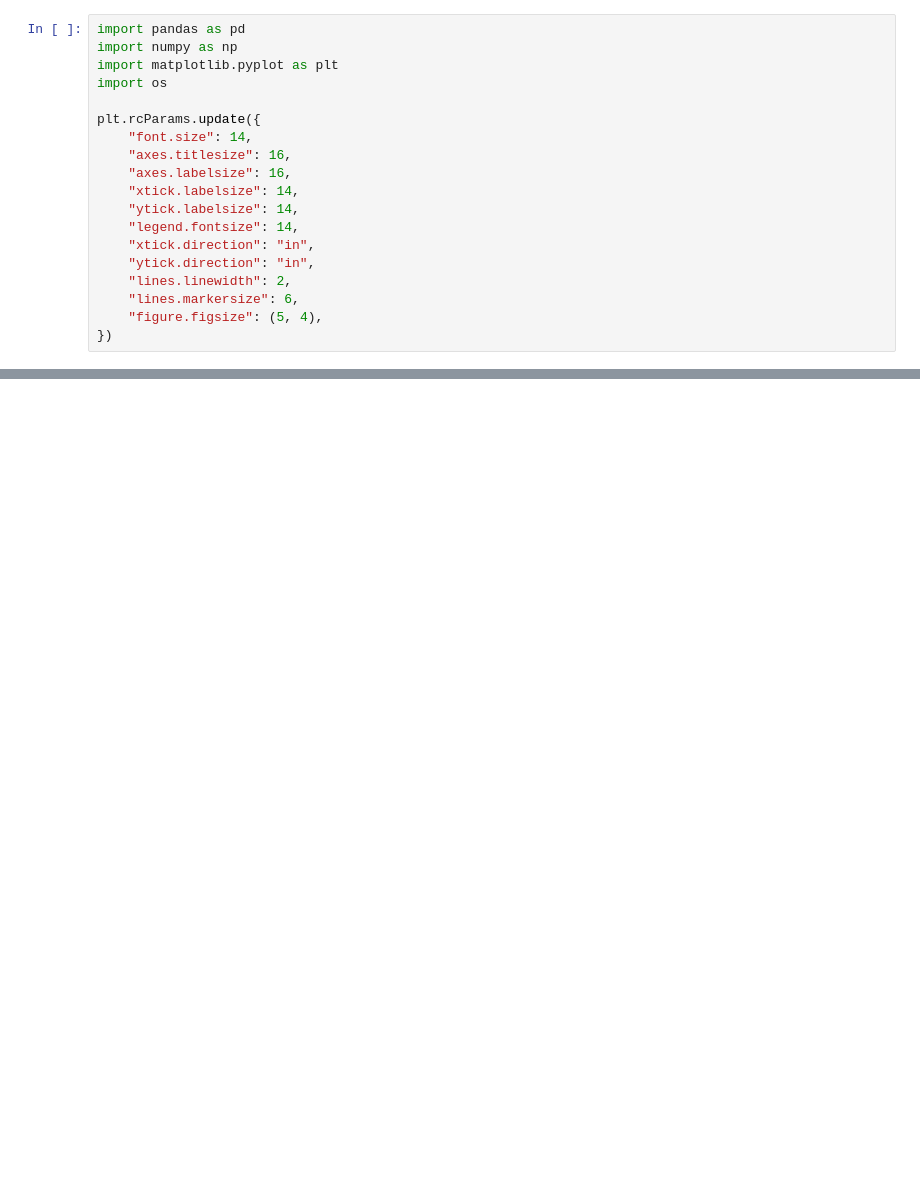
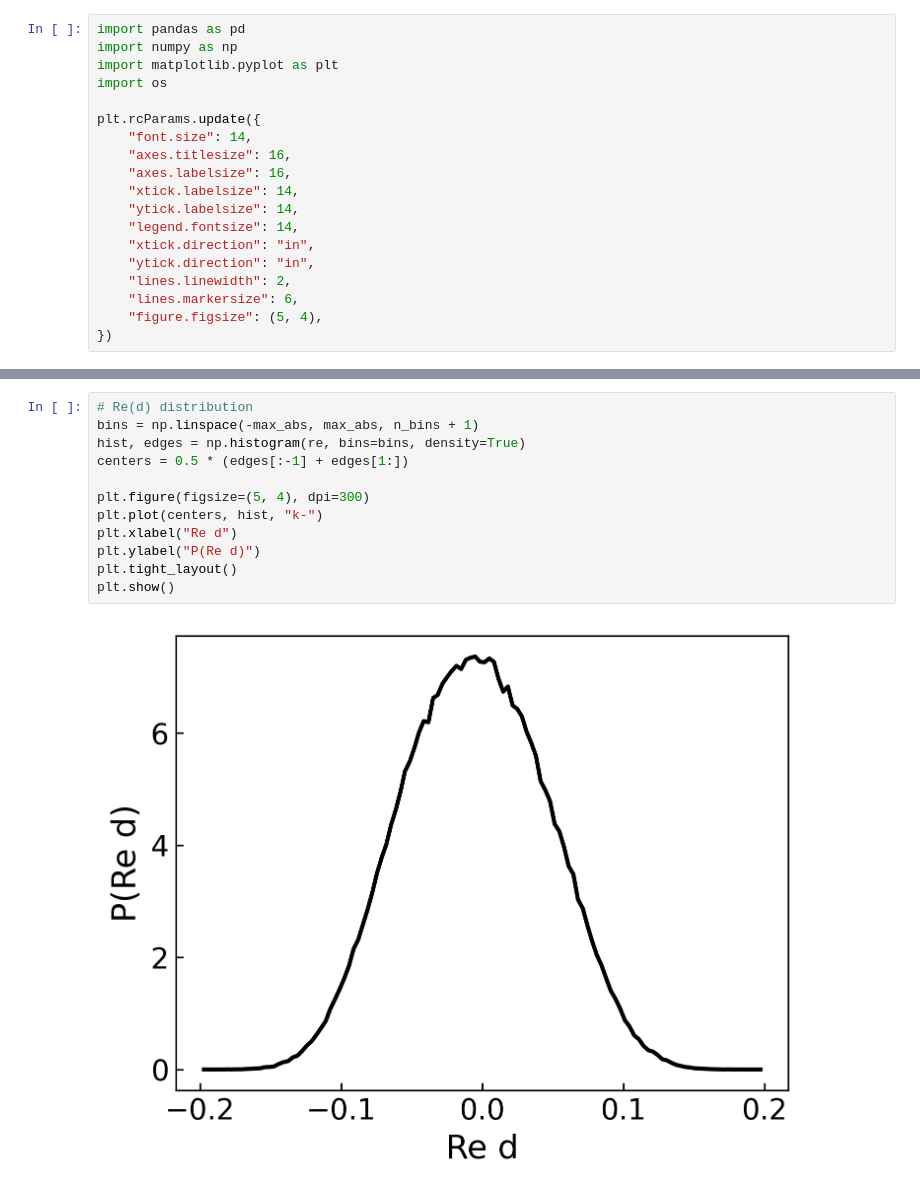
Before and after one commit to YinkaiYu/Hybrid-Monte-Carlo-for-d-wave-SC, a Jupyter notebook: projectHPC/example/plot_histogram.ipynb, the cells around one changed output, grey strips where cells are left out. Saved outputs shown, nothing was run; the diff lists cells and outputs as text; blank space fills up the shorter version.

```diff
--- a/projectHPC/example/plot_histogram.ipynb
+++ b/projectHPC/example/plot_histogram.ipynb
@@ -46,3 +55,17 @@ plt.show()
+# %%
+# Re(d) distribution
+bins = np.linspace(-max_abs, max_abs, n_bins + 1)
+hist, edges = np.histogram(re, bins=bins, density=True)
+centers = 0.5 * (edges[:-1] + edges[1:])
+
+plt.figure(figsize=(5, 4), dpi=300)
+plt.plot(centers, hist, "k-")
+plt.xlabel("Re d")
+plt.ylabel("P(Re d)")
+plt.tight_layout()
+plt.show()
+# %% [output]
+[figure, added]
 # %%
 # |d| distribution
 r = np.sqrt(re**2 + im**2)
```
Also changed, not shown: parts of 3 cells of this notebook, 6 other files.
